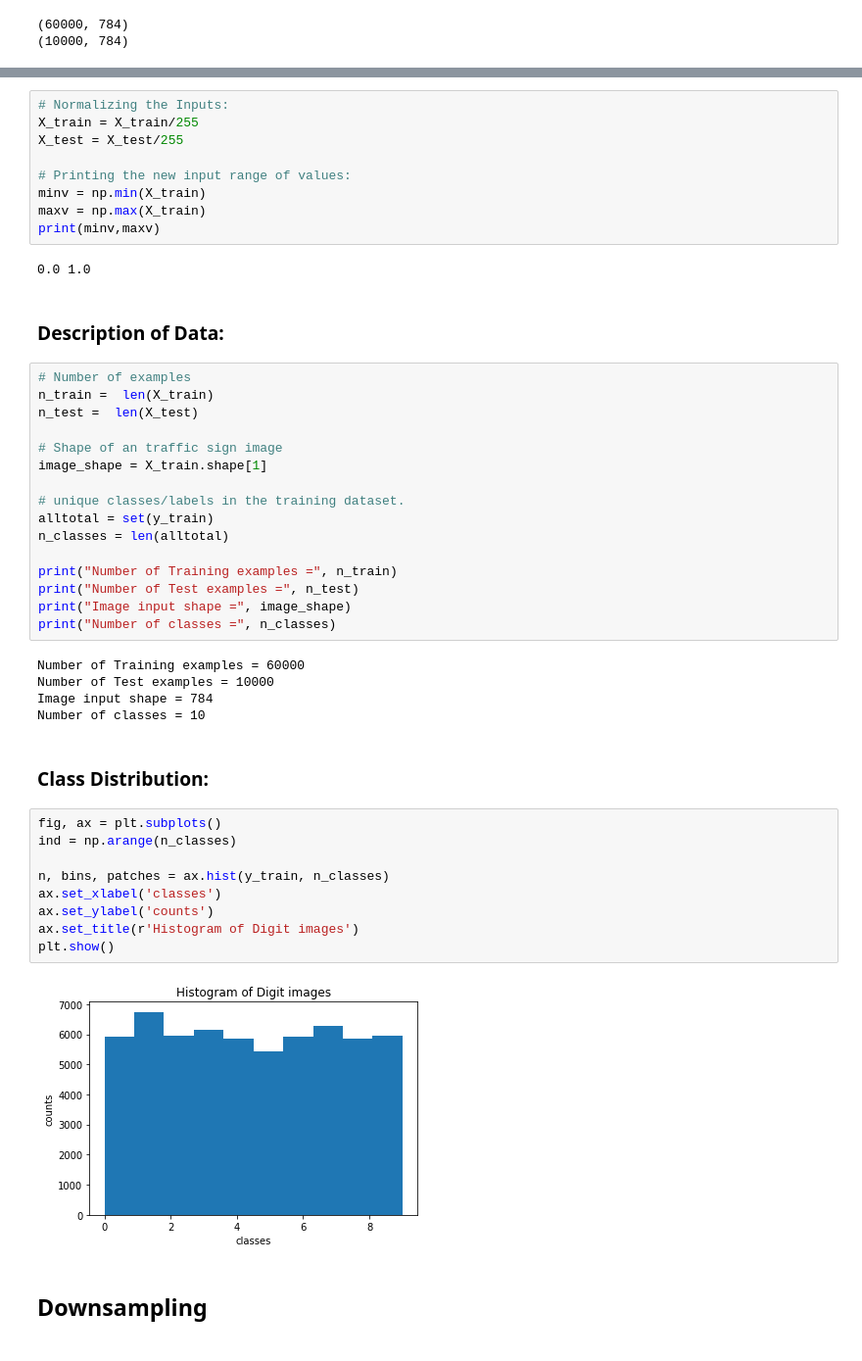
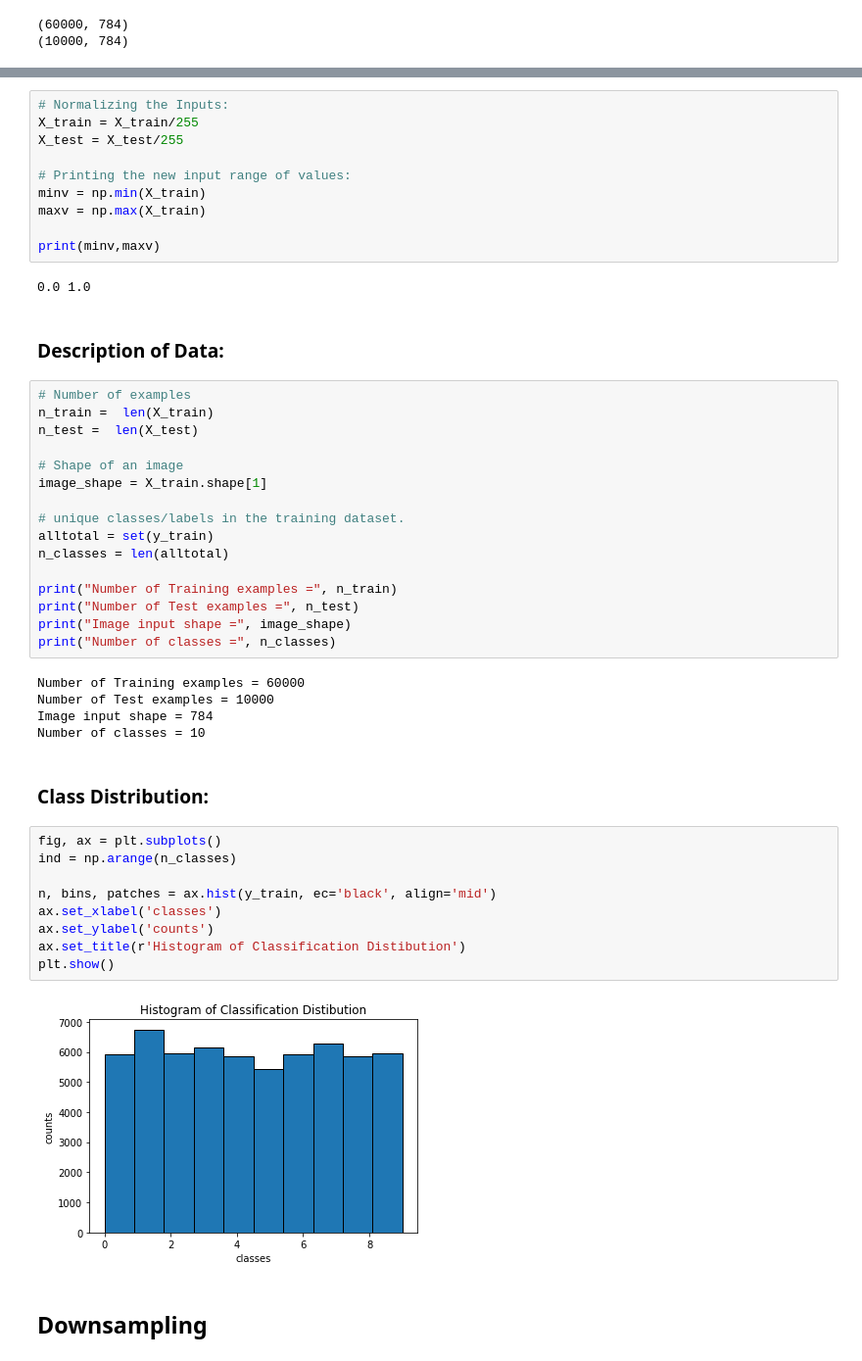
Before and after one commit to andylynchul/ET5003_Assignments, a Jupyter notebook: Week 1/Etivity_1_ALynch_20208189.ipynb, the cells around one changed output, grey strips where cells are left out. Shown at 98% size. Cells and saved outputs as stored; diff of their text form.

```diff
--- a/Week 1/Etivity_1_ALynch_20208189.ipynb
+++ b/Week 1/Etivity_1_ALynch_20208189.ipynb
@@ -120,6 +158,7 @@ X_test = X_test/255
 # Printing the new input range of values:
 minv = np.min(X_train)
 maxv = np.max(X_train)
+
 print(minv,maxv)
 # %% [output]
 0.0 1.0
@@ -130,7 +169,7 @@ print(minv,maxv)
 n_train =  len(X_train)
 n_test =  len(X_test)
 
-# Shape of an traffic sign image
+# Shape of an image
 image_shape = X_train.shape[1]
 
 # unique classes/labels in the training dataset.
@@ -151,14 +190,14 @@ Number of classes = 10
 # %%
 fig, ax = plt.subplots()
 ind = np.arange(n_classes)
 
-n, bins, patches = ax.hist(y_train, n_classes)
+n, bins, patches = ax.hist(y_train, ec='black', align='mid')
 ax.set_xlabel('classes')
 ax.set_ylabel('counts')
-ax.set_title(r'Histogram of Digit images')
+ax.set_title(r'Histogram of Classification Distibution')
 plt.show()
 # %% [output]
-[figure, old version]
+[figure, new version]
 # %% [markdown]
 ## Downsampling
 # %% [markdown]
```
Also changed, not shown: parts of 39 cells of this notebook.
